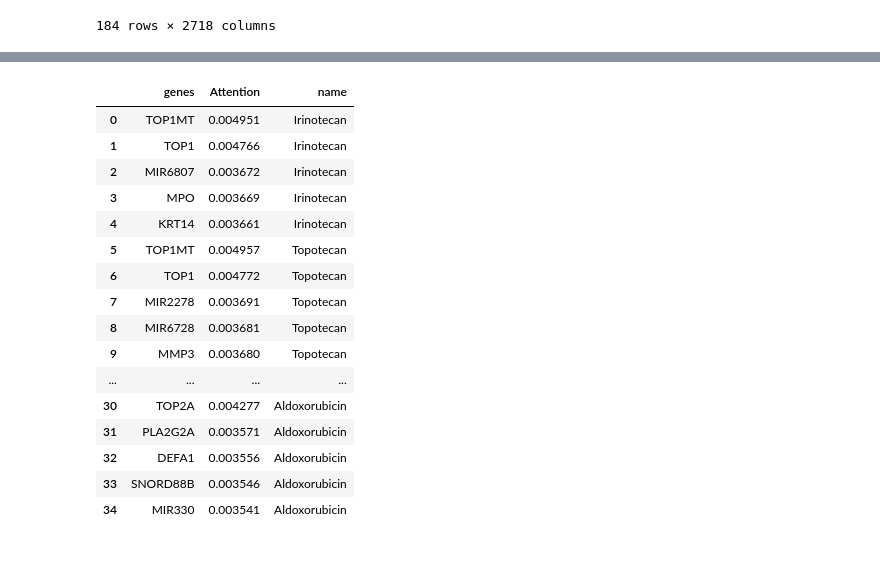
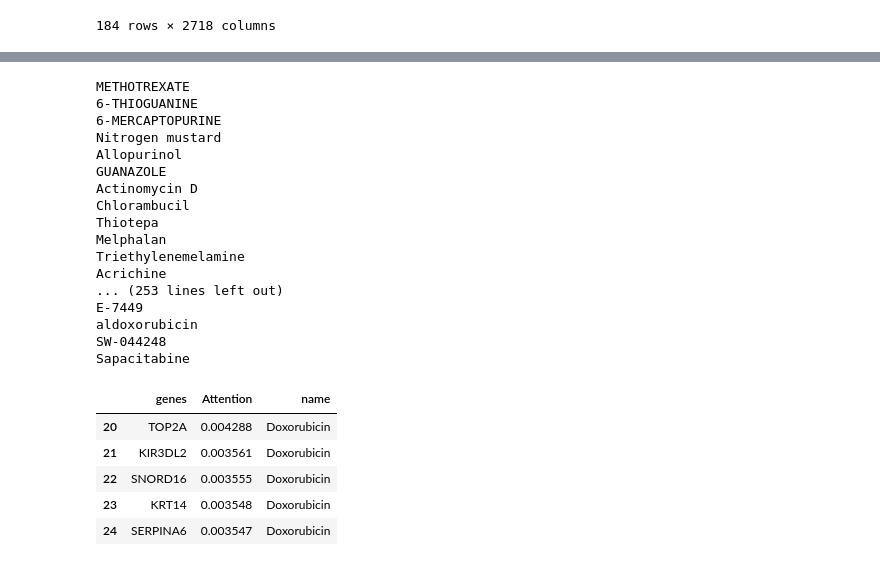
Before and after one commit to cannin/drGAT, a Jupyter notebook: Figs/Fig4.ipynb, the cells around one changed output, grey strips where cells are left out. Cells and saved outputs as stored; diff of their text form; code cells hidden in the pictures.

```diff
--- a/Figs/Fig4.ipynb
+++ b/Figs/Fig4.ipynb
@@ -105,3 +102,24 @@ drug_gene[drug_gene.index.str.contains('can')]
+# %%
+for i in drug_gene.index:
+    print(i)
+# %% [output]
+METHOTREXATE
+6-THIOGUANINE
+6-MERCAPTOPURINE
+Nitrogen mustard
+Allopurinol
+GUANAZOLE
+Actinomycin D
+Chlorambucil
+Thiotepa
+Melphalan
+Triethylenemelamine
+Acrichine
+... (253 lines left out)
+E-7449
+aldoxorubicin
+SW-044248
+Sapacitabine
 # %%
 graph = pd.DataFrame()
 for i in [
@@ -124,25 +150,14 @@ for i in [
 graph['name'] = graph['name'].str.replace(' hydrochloride', '')
 graph = graph.reset_index(drop=True)
 # %%
-graph
+graph[graph.name == 'Doxorubicin']
 # %% [output]
 |  | genes | Attention | name |
-| 0 | TOP1MT | 0.004951 | Irinotecan |
-| 1 | TOP1 | 0.004766 | Irinotecan |
-| 2 | MIR6807 | 0.003672 | Irinotecan |
-| 3 | MPO | 0.003669 | Irinotecan |
-| 4 | KRT14 | 0.003661 | Irinotecan |
-| 5 | TOP1MT | 0.004957 | Topotecan |
-| 6 | TOP1 | 0.004772 | Topotecan |
-| 7 | MIR2278 | 0.003691 | Topotecan |
-| 8 | MIR6728 | 0.003681 | Topotecan |
-| 9 | MMP3 | 0.003680 | Topotecan |
-| ... | ... | ... | ... |
-| 30 | TOP2A | 0.004277 | Aldoxorubicin |
-| 31 | PLA2G2A | 0.003571 | Aldoxorubicin |
-| 32 | DEFA1 | 0.003556 | Aldoxorubicin |
-| 33 | SNORD88B | 0.003546 | Aldoxorubicin |
-| 34 | MIR330 | 0.003541 | Aldoxorubicin |
+| 20 | TOP2A | 0.004288 | Doxorubicin |
+| 21 | KIR3DL2 | 0.003561 | Doxorubicin |
+| 22 | SNORD16 | 0.003555 | Doxorubicin |
+| 23 | KRT14 | 0.003548 | Doxorubicin |
+| 24 | SERPINA6 | 0.003547 | Doxorubicin |
 # %%
 graph.to_csv('graph.csv')
 # %%
```
Also changed, not shown: parts of 19 cells of this notebook, 2 other files.
